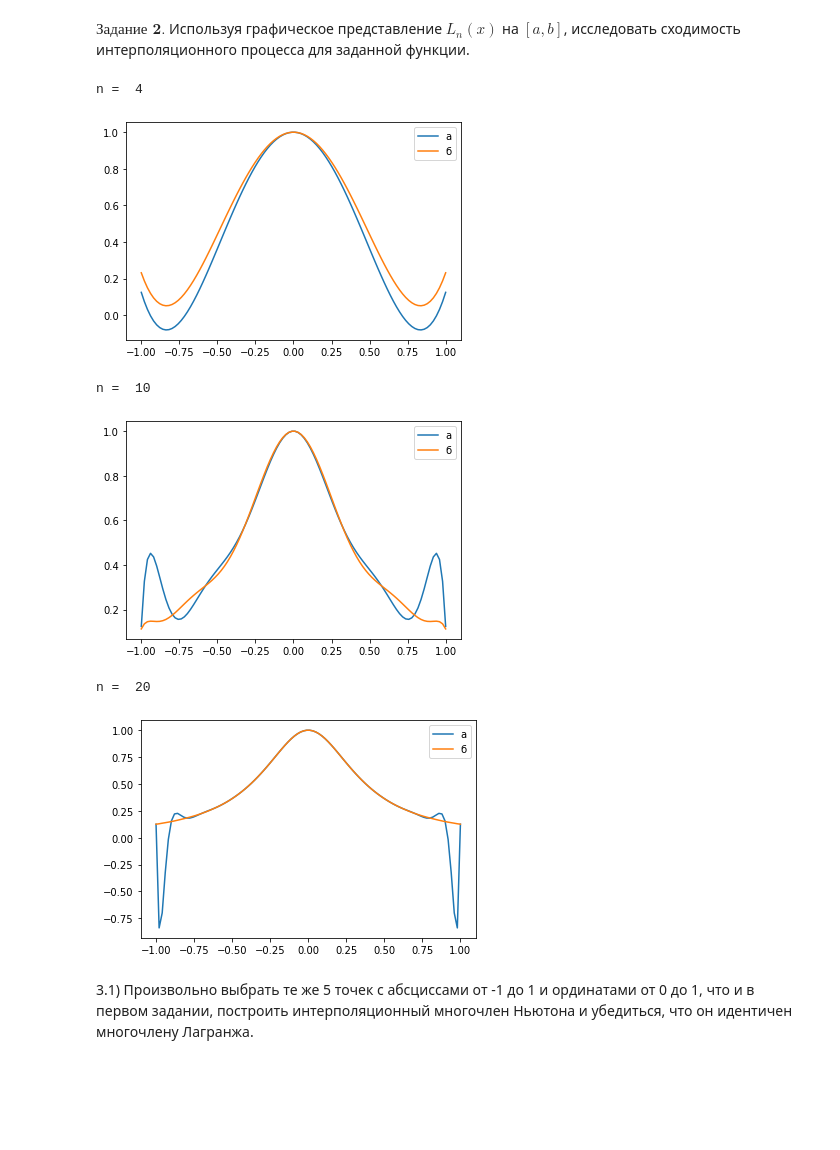
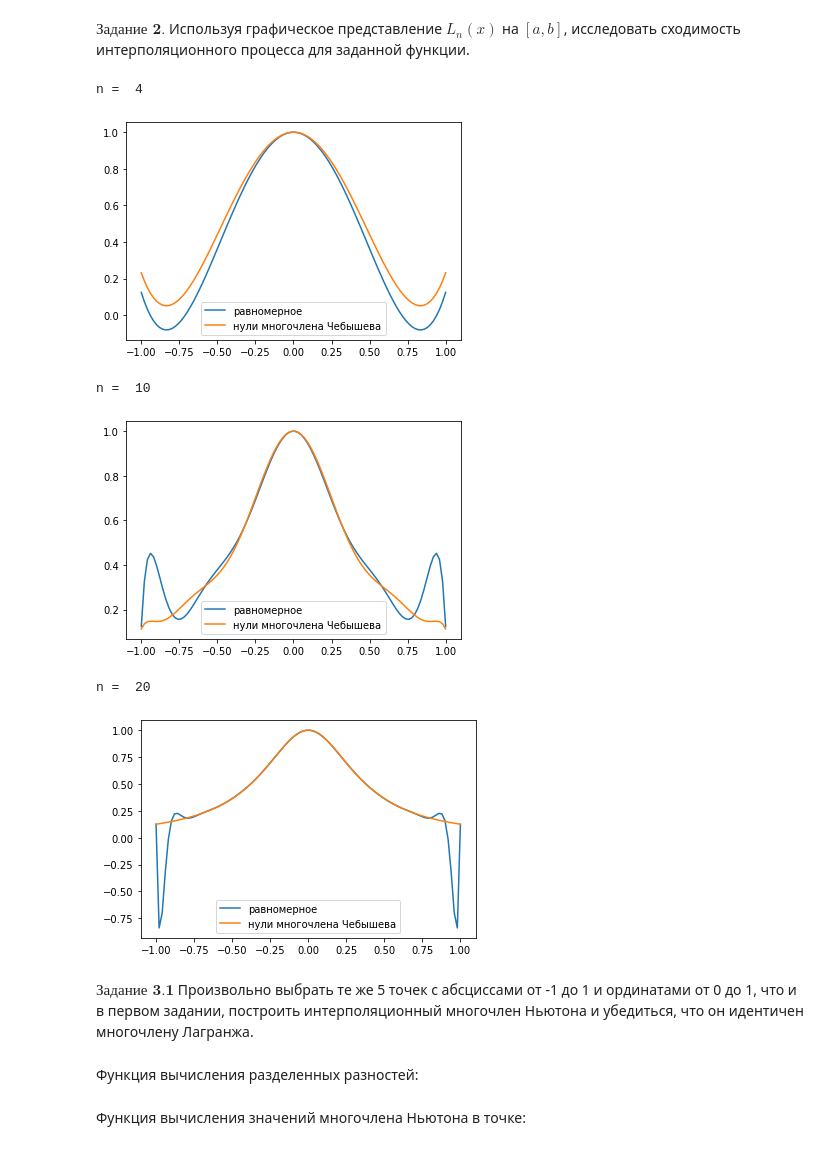
Before and after one commit to mb1te/cm, a Jupyter notebook: lab2.ipynb, the cells around one changed output. Drawn from its saved outputs; the diff is of its cells as text; code cells hidden in the pictures; blank space fills up the shorter version.

```diff
--- a/lab2.ipynb
+++ b/lab2.ipynb
@@ -28,7 +29,7 @@ def get_lagrange_value(x, y, t):
 # %% [markdown]
 Генерация пяти случайных точек
 # %%
-gen_x = np.random.uniform(-1, 1, 5)
-gen_y = np.random.uniform(0, 1, 5)
+gen_x = 2 * np.random.random(5) - 1
+gen_y = np.random.random(5)
 print("x: ", gen_x, "\ny: ", gen_y)
 # %% [output]
@@ -60,7 +63,9 @@ for n in [4, 10, 20]:
   y = np.array([f(x[i]) for i in range(n + 1)])
   x_coords = np.linspace(np.min(x), np.max(x), 100)
   y_coords = [get_lagrange_value(x, y, i) for i in x_coords]
-  plt.plot(x, y, 'o', x_coords, y_coords)
+  plt.plot(x, y, "o", "узлы")
+  plt.plot(x_coords, y_coords, label="лагранж")
+  plt.legend()
   plt.show()
 # %% [output]
 n =  4
@@ -79,11 +84,13 @@ def get_x(i, N):
 for n in [4, 10, 20]:
   print("n = ", n)
   N = 2 * (n + 1)
-  x = np.array(get_x(i, N) for i in range(n + 1)])
+  x = np.array([get_x(i, N) for i in range(n + 1)])
   y = np.array([f(x[i]) for i in range(n + 1)])
   x_coords = np.linspace(np.min(x), np.max(x), 100)
   y_coords = [get_lagrange_value(x, y, i) for i in x_coords]
-  plt.plot(x, y, 'o', x_coords, y_coords)
+  plt.plot(x, y, "o", label="узлы")
+  plt.plot(x_coords, y_coords, label="лагранж")
+  plt.legend()
   plt.show()
 # %% [output]
 n =  4
@@ -97,27 +104,27 @@ $\textbf{Задание 2.}$ Используя графическое пред
 # %%
 for n in [4, 10, 20]:
   print("n = ", n)
   h = 2 / n
   x1 = np.array([(-1 + i * h) for i in range(n + 1)])
   y1 = np.array([f(x1[i]) for i in range(n + 1)])
   x_coords1 = np.linspace(-1, 1, 100)
   y_coords1 = [get_lagrange_value(x1, y1, i) for i in x_coords1]
 
   N = 2 * (n + 1)
   x2 = np.array([get_x(i, N) for i in range(n + 1)])
   y2 = np.array([f(x2[i]) for i in range(n + 1)])
   x_coords2 = np.linspace(-1, 1, 100)
   y_coords2 = [get_lagrange_value(x2, y2, i) for i in x_coords2]
-  plt.plot(x_coords1, y_coords1, label='а')
-  plt.plot(x_coords2, y_coords2, label='б')
+  plt.plot(x_coords1, y_coords1, label="равномерное")
+  plt.plot(x_coords2, y_coords2, label="нули многочлена Чебышева")
   plt.legend()
   plt.show()
 # %% [output]
 n =  4
-[figure, old version]
+[figure, new version]
 n =  10
-[figure, old version]
+[figure, new version]
 n =  20
-[figure, old version]
+[figure, new version]
 # %% [markdown]
-3.1) Произвольно выбрать те же 5 точек с абсциссами от -1 до 1 и ординатами от 0 до 1, что и в первом задании, построить интерполяционный многочлен Ньютона и убедиться, что он идентичен многочлену Лагранжа.
+$\textbf{Задание 3.1}$ Произвольно выбрать те же 5 точек с абсциссами от -1 до 1 и ординатами от 0 до 1, что и в первом задании, построить интерполяционный многочлен Ньютона и убедиться, что он идентичен многочлену Лагранжа.
@@ -125,0 +131,2 @@ def get_newton_value(x, y, i):
+# %% [markdown]
+Функция вычисления разделенных разностей:
@@ -125,0 +142,2 @@ def get_newton_value(x, y, i):
+# %% [markdown]
+Функция вычисления значений многочлена Ньютона в точке:
```
Also changed, not shown: parts of 22 cells of this notebook.
